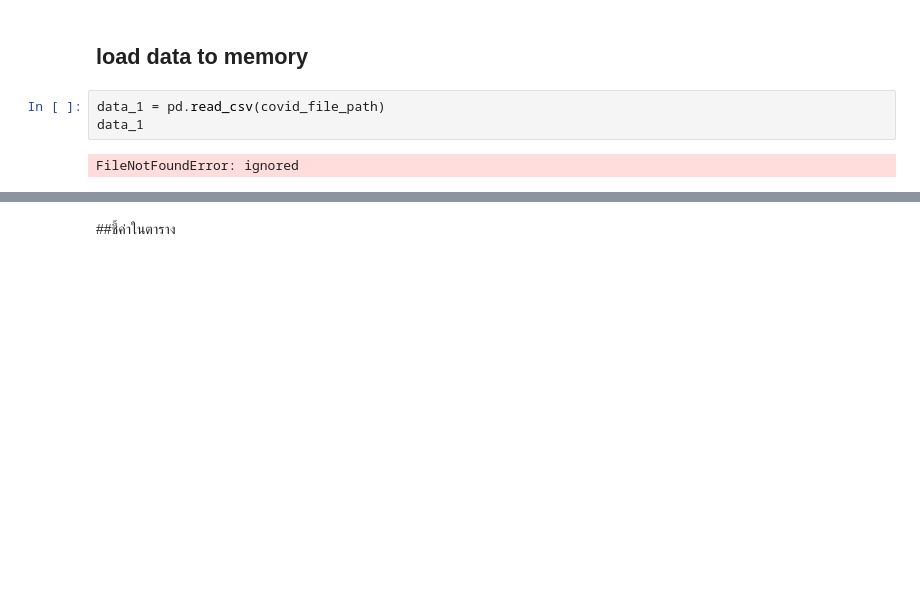
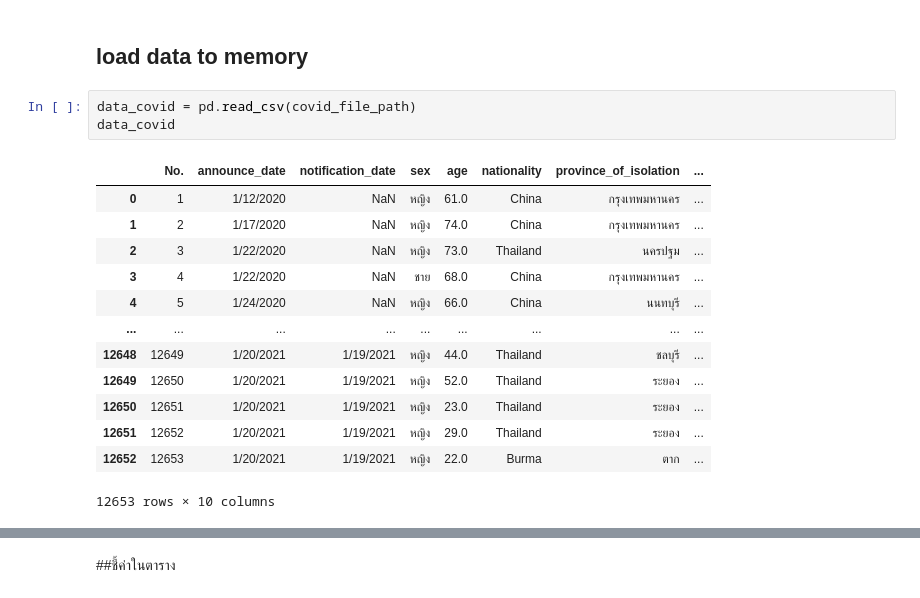
Before and after one commit to jiriyaporn/data_viz, a Jupyter notebook: Pandas_101.ipynb, the cells around one changed output, grey strips where cells are left out. Drawn from its saved outputs; the diff is of its cells as text; blank space fills up the shorter version.

```diff
--- a/Pandas_101.ipynb
+++ b/Pandas_101.ipynb
@@ -24,10 +24,22 @@ print(a)
 # %% [markdown]
 ## load data to memory
 # %%
-data_1 = pd.read_csv(covid_file_path)
-data_1
+data_covid = pd.read_csv(covid_file_path)
+data_covid
 # %% [output]
+|  | No. | announce_date | notification_date | sex | age | nationality | province_of_isolation | ... |
+| 0 | 1 | 1/12/2020 | NaN | หญิง | 61.0 | China | กรุงเทพมหานคร | ... |
+| 1 | 2 | 1/17/2020 | NaN | หญิง | 74.0 | China | กรุงเทพมหานคร | ... |
+| 2 | 3 | 1/22/2020 | NaN | หญิง | 73.0 | Thailand | นครปฐม | ... |
+| 3 | 4 | 1/22/2020 | NaN | ชาย | 68.0 | China | กรุงเทพมหานคร | ... |
+| 4 | 5 | 1/24/2020 | NaN | หญิง | 66.0 | China | นนทบุรี | ... |
+| ... | ... | ... | ... | ... | ... | ... | ... | ... |
+| 12648 | 12649 | 1/20/2021 | 1/19/2021 | หญิง | 44.0 | Thailand | ชลบุรี | ... |
+| 12649 | 12650 | 1/20/2021 | 1/19/2021 | หญิง | 52.0 | Thailand | ระยอง | ... |
+| 12650 | 12651 | 1/20/2021 | 1/19/2021 | หญิง | 23.0 | Thailand | ระยอง | ... |
+| 12651 | 12652 | 1/20/2021 | 1/19/2021 | หญิง | 29.0 | Thailand | ระยอง | ... |
+| 12652 | 12653 | 1/20/2021 | 1/19/2021 | หญิง | 22.0 | Burma | ตาก | ... |
-FileNotFoundError: ignored
+12653 rows × 10 columns
 # %%
 data_covid.head()
 # %% [output]
```
Also changed, not shown: parts of 17 cells of this notebook.
